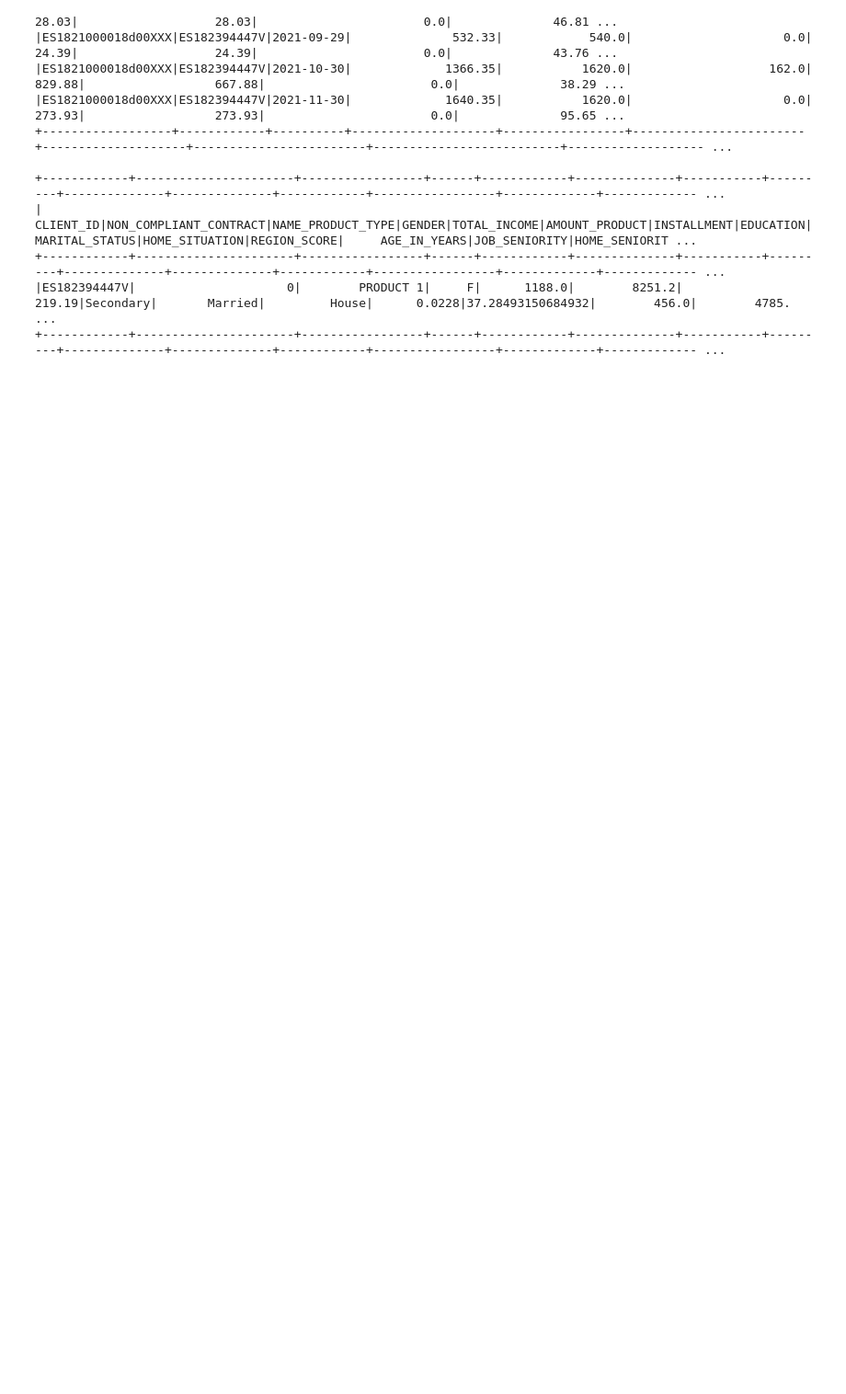
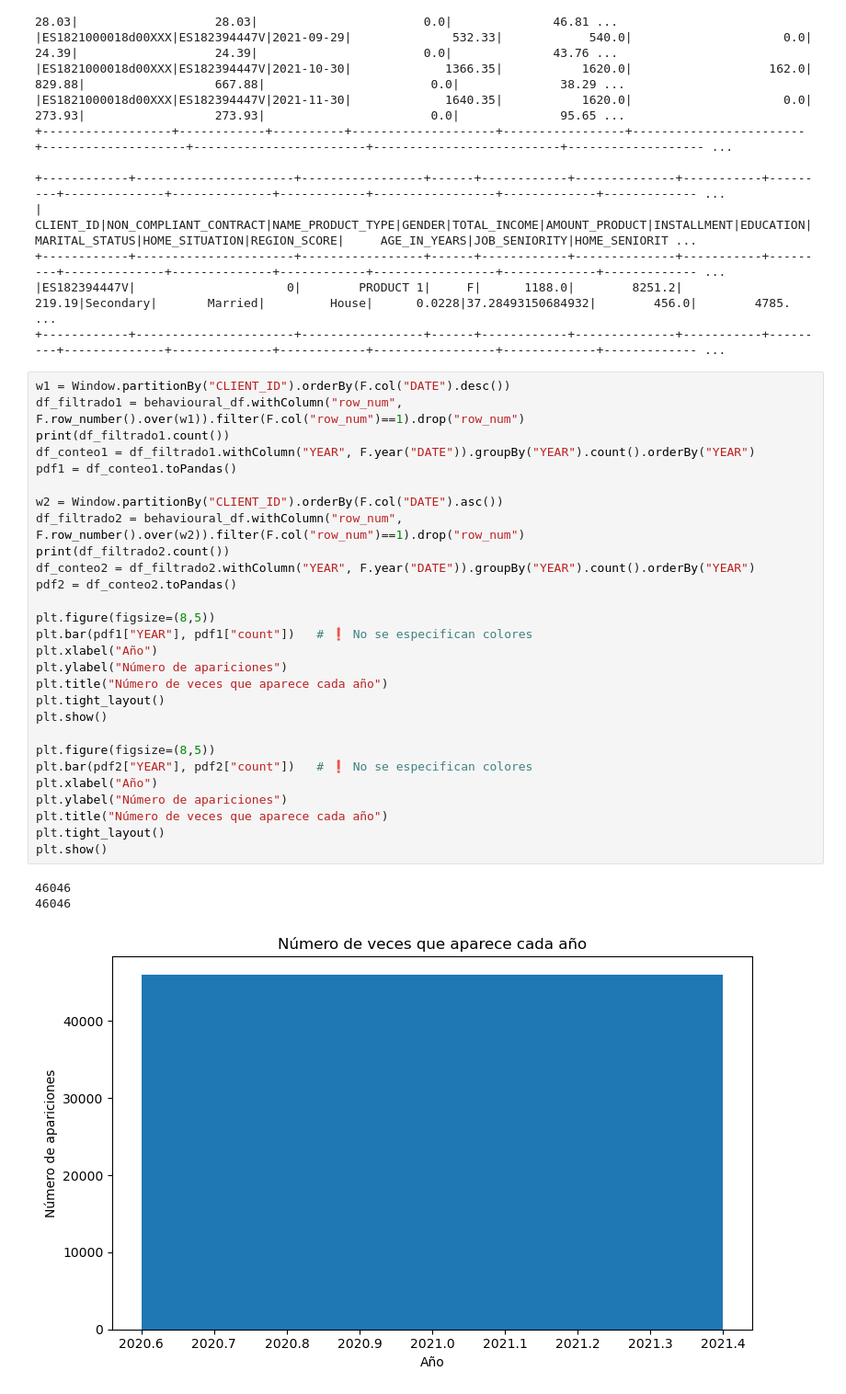
Before and after one commit to Jobo136/FinPlusAnalytics_JohnVonFumann, a Jupyter notebook: notebooks/metricas.ipynb, the cells around one changed output. Shown at 92% size. Cells and saved outputs as stored; diff of their text form; blank space fills up the shorter version.

```diff
--- a/notebooks/metricas.ipynb
+++ b/notebooks/metricas.ipynb
@@ -940,3 +943,35 @@ clientes_df.filter(F.col("CLIENT_ID")=="ES182394447V").show()
 +------------+----------------------+-----------------+------+------------+--------------+-----------+---------+--------------+--------------+------------+-----------------+-------------+------------- ...
 |ES182394447V|                     0|        PRODUCT 1|     F|      1188.0|        8251.2|     219.19|Secondary|       Married|         House|      0.0228|37.28493150684932|        456.0|        4785. ...
 +------------+----------------------+-----------------+------+------------+--------------+-----------+---------+--------------+--------------+------------+-----------------+-------------+------------- ...
+# %%
+w1 = Window.partitionBy("CLIENT_ID").orderBy(F.col("DATE").desc())
+df_filtrado1 = behavioural_df.withColumn("row_num", F.row_number().over(w1)).filter(F.col("row_num")==1).drop("row_num")
+print(df_filtrado1.count())
+df_conteo1 = df_filtrado1.withColumn("YEAR", F.year("DATE")).groupBy("YEAR").count().orderBy("YEAR")
+pdf1 = df_conteo1.toPandas()
+
+w2 = Window.partitionBy("CLIENT_ID").orderBy(F.col("DATE").asc())
+df_filtrado2 = behavioural_df.withColumn("row_num", F.row_number().over(w2)).filter(F.col("row_num")==1).drop("row_num")
+print(df_filtrado2.count())
+df_conteo2 = df_filtrado2.withColumn("YEAR", F.year("DATE")).groupBy("YEAR").count().orderBy("YEAR")
+pdf2 = df_conteo2.toPandas()
+
+plt.figure(figsize=(8,5))
+plt.bar(pdf1["YEAR"], pdf1["count"])   # ❗ No se especifican colores
+plt.xlabel("Año")
+plt.ylabel("Número de apariciones")
+plt.title("Número de veces que aparece cada año")
+plt.tight_layout()
+plt.show()
+
+plt.figure(figsize=(8,5))
+plt.bar(pdf2["YEAR"], pdf2["count"])   # ❗ No se especifican colores
+plt.xlabel("Año")
+plt.ylabel("Número de apariciones")
+plt.title("Número de veces que aparece cada año")
+plt.tight_layout()
+plt.show()
+# %% [output]
+46046
+46046
+[figure, added]
```
Also changed, not shown: parts of 2 cells of this notebook.
